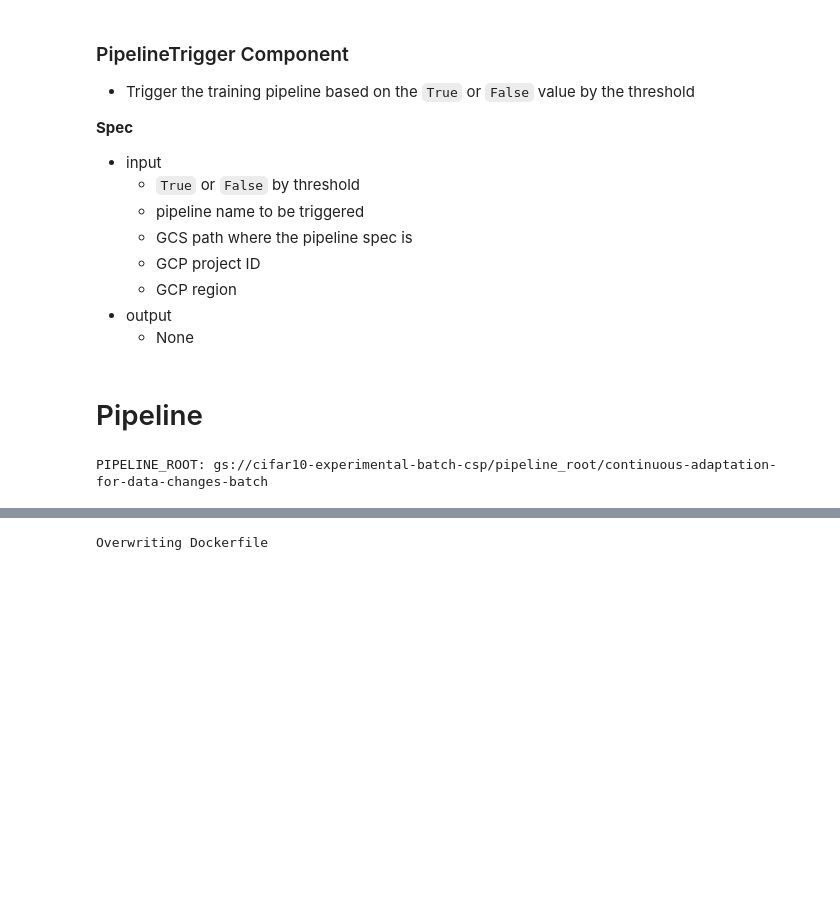
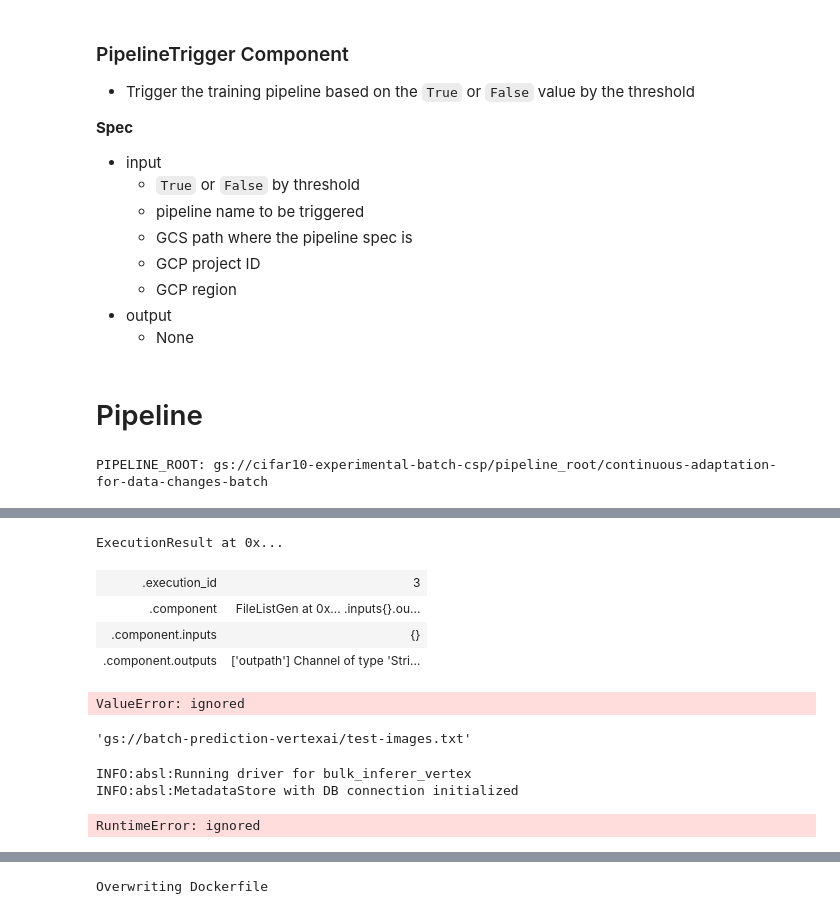
Before and after one commit to deep-diver/Continuous-Adaptation-for-Machine-Learning-System-to-Data-Changes, a Jupyter notebook: notebooks/03_Batch_Prediction_Pipeline.ipynb, the cells around one changed output, grey strips where cells are left out. Cells and saved outputs as stored; diff of their text form; code cells hidden in the pictures; blank space fills up the shorter version.

Commit message:
update bulk_inferer

```diff
--- a/notebooks/03_Batch_Prediction_Pipeline.ipynb
+++ b/notebooks/03_Batch_Prediction_Pipeline.ipynb
@@ -125,7 +123,7 @@ def FileListGen(
     gcs_source_bucket: Parameter[str],
     gcs_source_prefix: Parameter[str] = '',
     output_filename: Parameter[str] = 'test-images.txt'
-) -> OutputDict(outpath=str):
+):
   logging.info('FileListGen started')
 
   client = storage.Client(project=project)
@@ -151,13 +149,7 @@ def FileListGen(
   blob.upload_from_filename(output_filename)
   logging.info(f'Successfully uploaded the file list ({prefix}{output_filename})')
 
-  outpath.set_string_custom_property(
-      "outpath", gcs_source_bucket + '/' + prefix + output_filename
-  )
-
-  return {
-      'outpath': gcs_source_bucket + '/' + prefix + output_filename,
-  }
+  outpath.value = gcs_source_bucket + '/' + prefix + output_filename
 # %% [output]
 Overwriting file_list_gen.py
 # %% [markdown]
@@ -224,3 +287,19 @@ PIPELINE_ROOT = 'gs://{}/pipeline_root/{}'.format(
 print('PIPELINE_ROOT: {}'.format(PIPELINE_ROOT))
 # %% [output]
 PIPELINE_ROOT: gs://cifar10-experimental-batch-csp/pipeline_root/continuous-adaptation-for-data-changes-batch
+# %%
+import ml_metadata as mlmd
+from ml_metadata.proto import metadata_store_pb2
+from tfx.orchestration.experimental.interactive.interactive_context import InteractiveContext
+
+MLMD_SQLLITE = 'mlmd.sqllite'
+connection_config = metadata_store_pb2.ConnectionConfig()
+connection_config.sqlite.filename_uri = MLMD_SQLLITE
+connection_config.sqlite.connection_mode = 3 # READWRITE_OPENCREATE
+mlmd_store = mlmd.metadata_store.MetadataStore(connection_config)
+
+context = InteractiveContext(
+  pipeline_name=PIPELINE_NAME,
+  pipeline_root=PIPELINE_ROOT,
+  metadata_connection_config=connection_config
+)
@@ -226,0 +309,9 @@ PIPELINE_ROOT: gs://cifar10-experimental-batch-csp/pipeline_root/continuous-adap
+# %%
+filelist_gen = FileListGen(
+    project = "GOOGLE_CLOUD_PROJECT",
+    gcs_source_bucket = TEST_GCS_BUCKET,
+    gcs_source_prefix = TEST_GCS_PREFIX,
+).with_id("filelist_gen")
+# %%
+context.run(filelist_gen, enable_cache=True)
+# %% [output]
@@ -226,0 +319,13 @@ PIPELINE_ROOT: gs://cifar10-experimental-batch-csp/pipeline_root/continuous-adap
+ExecutionResult at 0x...
+| .execution_id | 3 |
+| .component | FileListGen at 0x... .inputs{}.ou... |
+| .component.inputs | {} |
+| .component.outputs | ['outpath'] Channel of type 'Stri... |
+# %%
+type(filelist_gen.outputs['outpath'].get()[0].value)
+# %% [output]
+ValueError: ignored
+# %%
+f"gs://{filelist_gen.outputs['outpath'].get()[0].get_string_custom_property('outpath')}"
+# %% [output]
+'gs://batch-prediction-vertexai/test-images.txt'
@@ -226,0 +354,6 @@ PIPELINE_ROOT: gs://cifar10-experimental-batch-csp/pipeline_root/continuous-adap
+# %%
+context.run(batch_pred_component, enable_cache=False)
+# %% [output]
+INFO:absl:Running driver for bulk_inferer_vertex
+INFO:absl:MetadataStore with DB connection initialized
+RuntimeError: ignored
```
Also changed, not shown: parts of 21 cells of this notebook.
